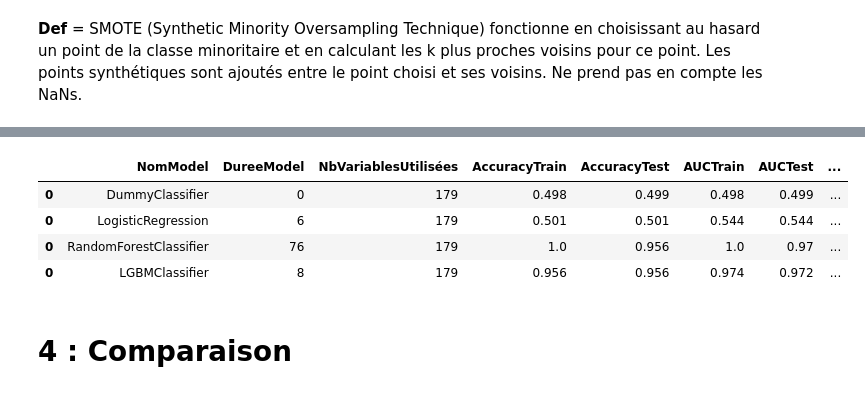
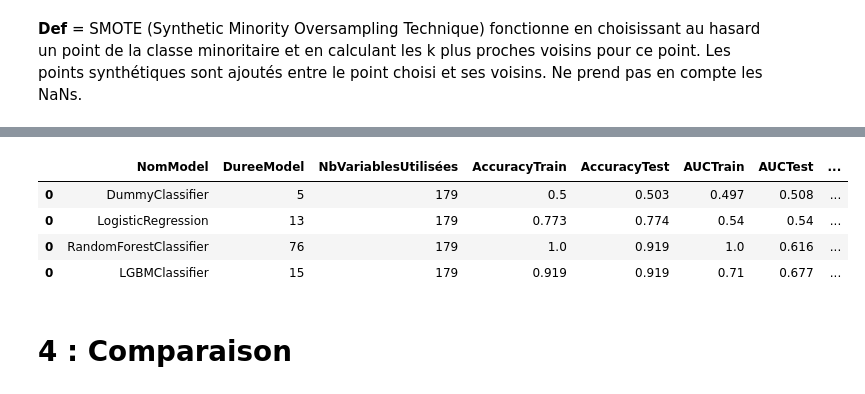
Before and after one commit to JohanRocheteau/Credit-Scoring-Model-Deployment-2023, a Jupyter notebook: Notebook/MLP7-ChoixModèle-Unbalance.ipynb, the cells around one changed output, grey strips where cells are left out. Drawn from its saved outputs; the diff is of its cells as text; code cells hidden in the pictures.

```diff
--- a/Notebook/MLP7-ChoixModèle-Unbalance.ipynb
+++ b/Notebook/MLP7-ChoixModèle-Unbalance.ipynb
@@ -446,9 +432,21 @@ test_over.head()
+# %%
+# Création des modèles de bases (avec Pipeline):
+model_RFC = Pipeline([('sampling', RandomOverSampler(sampling_strategy='auto', random_state=42)), ('classifier', RandomForestClassifier(random_state = 42, n_jobs = -1))])
+model_RL = Pipeline([('sampling', RandomOverSampler(sampling_strategy='auto', random_state=42)), ('classifier', LogisticRegression(random_state = 42, n_jobs = -1))])
+model_LGBMC = Pipeline([('sampling', RandomOverSampler(sampling_strategy='auto', random_state=42)), ('classifier', LGBMClassifier(random_state = 42, n_jobs = -1, verbose=-1, objective="binary", n_estimators=100))])
+model_DUMC = Pipeline([('sampling', RandomOverSampler(sampling_strategy='auto', random_state=42)), ('classifier', DummyClassifier(strategy = "stratified", random_state = 42))])
+
+models = []
+models.append(('Dummy',model_DUMC))
+models.append(('Regression Logistic',model_RL))
+models.append(('Random Forest',model_RFC))
+models.append(('Light GBM',model_LGBMC))
 # %% [markdown]
 ### 3.4.2 : Création des X, y et des Test/Train pour les modèles
 # %%
 # Variables pour l'analyse en ML
-y = test_over['TARGET']
-X = test_over.iloc[:,1:]
+y = Data['TARGET']
+X = Data.iloc[:,1:].dropna(axis = 1)
 # %%
 # Split des données :
 X_train, X_test, y_train, y_test = TrainTest (X, y)
@@ -490,5 +493,17 @@ DFOVER
 # %% [markdown]
 **Def** = SMOTE (Synthetic Minority Oversampling Technique) fonctionne en choisissant au hasard un point de la classe minoritaire et en calculant les k plus proches voisins pour ce point. Les points synthétiques sont ajoutés entre le point choisi et ses voisins. Ne prend pas en compte les NaNs.
+# %%
+# Création des modèles de bases (avec Pipeline):
+model_RFC = Pipeline([('sampling', SMOTE(random_state=42)), ('classifier', RandomForestClassifier(random_state = 42, n_jobs = -1))])
+model_RL = Pipeline([('sampling', SMOTE(random_state=42)), ('classifier', LogisticRegression(random_state = 42, n_jobs = -1))])
+model_LGBMC = Pipeline([('sampling', SMOTE(random_state=42)), ('classifier', LGBMClassifier(random_state = 42, n_jobs = -1, verbose=-1, objective="binary", n_estimators=100))])
+model_DUMC = Pipeline([('sampling', SMOTE(random_state=42)), ('classifier', DummyClassifier(strategy = "stratified", random_state = 42))])
+
+models = []
+models.append(('Dummy',model_DUMC))
+models.append(('Regression Logistic',model_RL))
+models.append(('Random Forest',model_RFC))
+models.append(('Light GBM',model_LGBMC))
 # %%
 # Variables pour l'analyse en ML
 y = Data['TARGET']
@@ -504,6 +511,6 @@ x_smote, y_smote = smote.fit_resample(X, y)
 # %%
 # Split des données :
-X_train, X_test, y_train, y_test = TrainTest (x_smote, y_smote)
+X_train, X_test, y_train, y_test = TrainTest(X, y)
 # %%
 # Récupération des résultats via les mêmes modèles que précédemment :
 
@@ -527,5 +534,6 @@ for name, model in models:
     DFSMOTE = pd.concat([DFSMOTE, Resultats])
 
 DFSMOTE.columns = ['NomModel', 'DureeModel', 'NbVariablesUtilisées', 'AccuracyTrain', 'AccuracyTest', 'AUCTrain', 'AUCTest', 'CustomeTrain', 'BestPourcentProba']
+DFSMOTE['NomModel'] = ['DummyClassifier', "LogisticRegression", "RandomForestClassifier", "LGBMClassifier"]
 DFSMOTE
 # %% [output]
@@ -533,8 +540,8 @@ DFSMOTE
 |  | NomModel | DureeModel | NbVariablesUtilisées | AccuracyTrain | AccuracyTest | AUCTrain | AUCTest | ... |
-| 0 | DummyClassifier | 0 | 179 | 0.498 | 0.499 | 0.498 | 0.499 | ... |
-| 0 | LogisticRegression | 6 | 179 | 0.501 | 0.501 | 0.544 | 0.544 | ... |
-| 0 | RandomForestClassifier | 76 | 179 | 1.0 | 0.956 | 1.0 | 0.97 | ... |
-| 0 | LGBMClassifier | 8 | 179 | 0.956 | 0.956 | 0.974 | 0.972 | ... |
+| 0 | DummyClassifier | 5 | 179 | 0.5 | 0.503 | 0.497 | 0.508 | ... |
+| 0 | LogisticRegression | 13 | 179 | 0.773 | 0.774 | 0.54 | 0.54 | ... |
+| 0 | RandomForestClassifier | 76 | 179 | 1.0 | 0.919 | 1.0 | 0.616 | ... |
+| 0 | LGBMClassifier | 15 | 179 | 0.919 | 0.919 | 0.71 | 0.677 | ... |
 # %% [markdown]
 # 4 : Comparaison
 # %%
```
Also changed, not shown: parts of 17 cells of this notebook.
